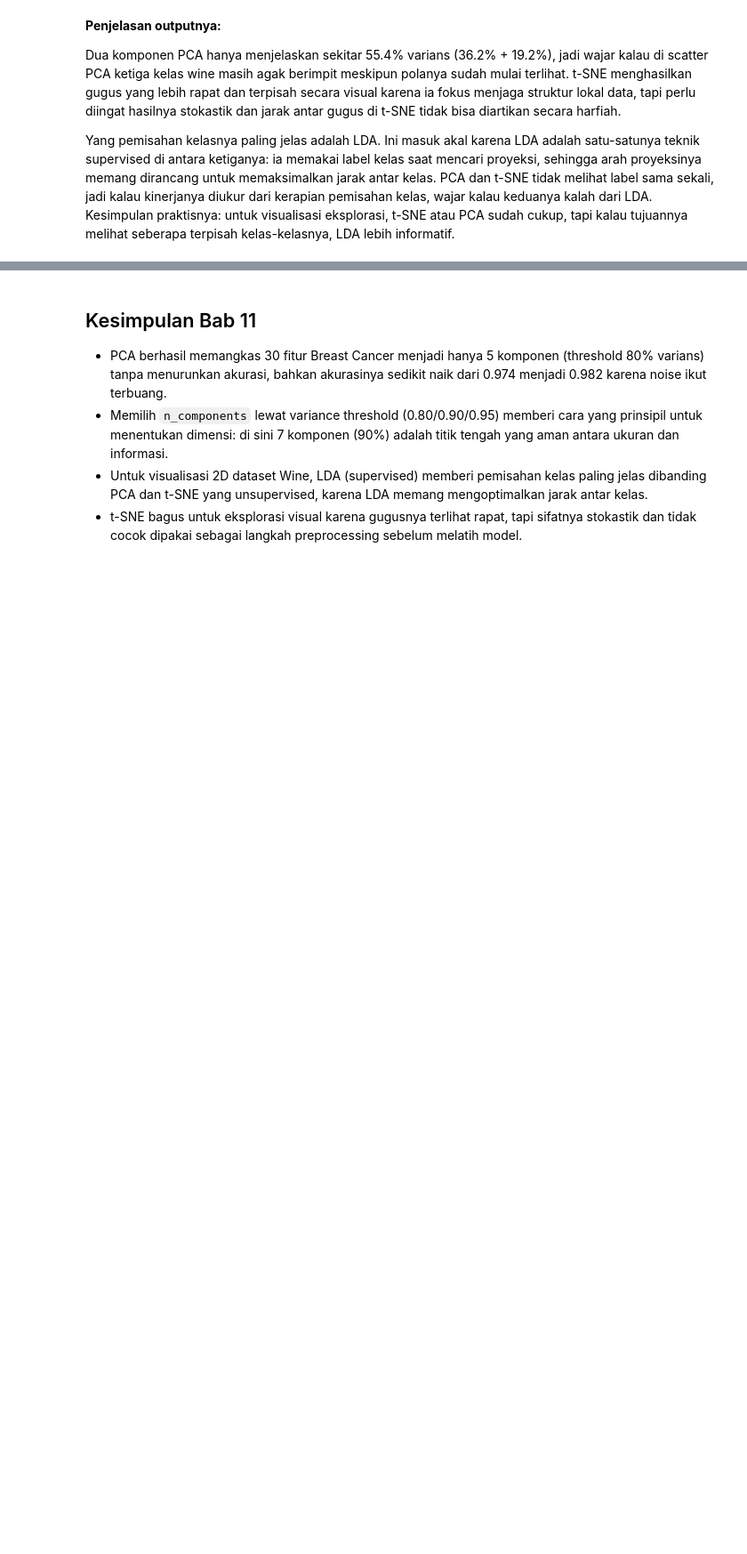
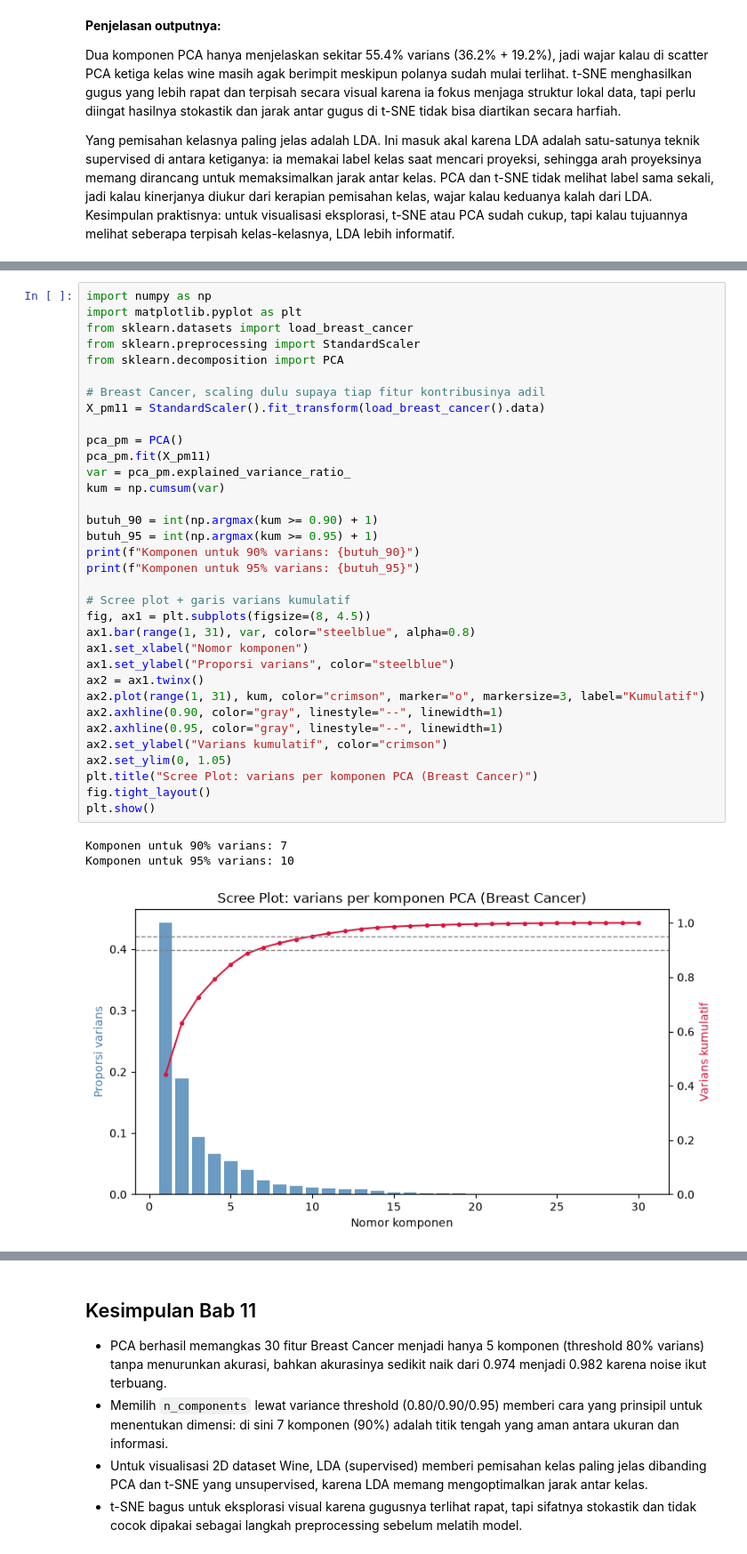
Before and after one commit to dandienter/praktikumML, a Jupyter notebook: bab-11-pca-reduksi-dimensi/praktikum-bab-11.ipynb, the cells around one changed output, grey strips where cells are left out. Shown at 89% size. Drawn from its saved outputs; the diff is of its cells as text; blank space fills up the shorter version.

```diff
--- a/bab-11-pca-reduksi-dimensi/praktikum-bab-11.ipynb
+++ b/bab-11-pca-reduksi-dimensi/praktikum-bab-11.ipynb
@@ -168,0 +179,38 @@ Yang pemisahan kelasnya paling jelas adalah LDA. Ini masuk akal karena LDA adala
+# %%
+import numpy as np
+import matplotlib.pyplot as plt
+from sklearn.datasets import load_breast_cancer
+from sklearn.preprocessing import StandardScaler
+from sklearn.decomposition import PCA
+
+# Breast Cancer, scaling dulu supaya tiap fitur kontribusinya adil
+X_pm11 = StandardScaler().fit_transform(load_breast_cancer().data)
+
+pca_pm = PCA()
+pca_pm.fit(X_pm11)
+var = pca_pm.explained_variance_ratio_
+kum = np.cumsum(var)
+
+butuh_90 = int(np.argmax(kum >= 0.90) + 1)
+butuh_95 = int(np.argmax(kum >= 0.95) + 1)
+print(f"Komponen untuk 90% varians: {butuh_90}")
+print(f"Komponen untuk 95% varians: {butuh_95}")
+
+# Scree plot + garis varians kumulatif
+fig, ax1 = plt.subplots(figsize=(8, 4.5))
+ax1.bar(range(1, 31), var, color="steelblue", alpha=0.8)
+ax1.set_xlabel("Nomor komponen")
+ax1.set_ylabel("Proporsi varians", color="steelblue")
+ax2 = ax1.twinx()
+ax2.plot(range(1, 31), kum, color="crimson", marker="o", markersize=3, label="Kumulatif")
+ax2.axhline(0.90, color="gray", linestyle="--", linewidth=1)
+ax2.axhline(0.95, color="gray", linestyle="--", linewidth=1)
+ax2.set_ylabel("Varians kumulatif", color="crimson")
+ax2.set_ylim(0, 1.05)
+plt.title("Scree Plot: varians per komponen PCA (Breast Cancer)")
+fig.tight_layout()
+plt.show()
+# %% [output]
+Komponen untuk 90% varians: 7
+Komponen untuk 95% varians: 10
+[figure, added]
```
Also changed, not shown: parts of 9 cells of this notebook, 5 other files.
